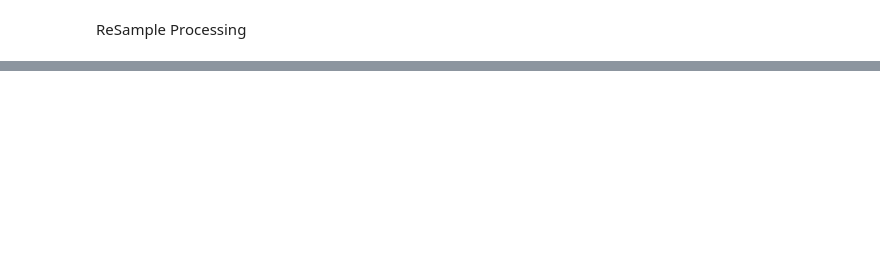
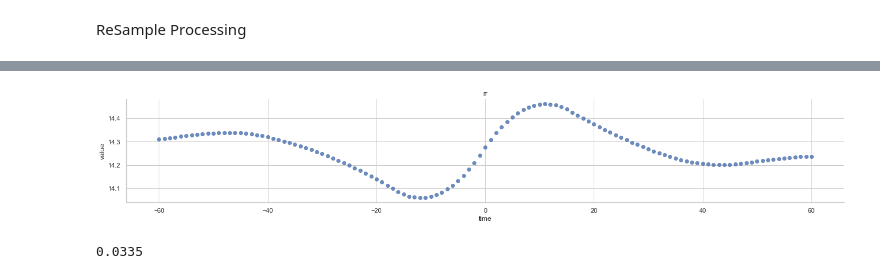
Before and after one commit to HansenBurger/ExtubeWeanPrediction, a Jupyter notebook: prsa.ipynb, the cells around one changed output, grey strips where cells are left out. Cells and saved outputs as stored; diff of their text form; code cells hidden in the pictures; blank space fills up the shorter version.

Commit message:
prsa function

```diff
--- a/prsa.ipynb
+++ b/prsa.ipynb
@@ -65,0 +93,13 @@ pl_P.lmplot('time', 'value', rs_p.df, 'xxx')
+# %%
+v_prsa = np.array([np.mean(i) for i in np.array(v_s_l).T])
+df_prsa = pd.DataFrame({'time':x_axis, 'value':v_prsa})
+# %%
+pl_P.lmplot('time', 'value', df_prsa, 'rr')
+# %% [output]
+[figure, added]
+# %%
+ac_l= np.array([df_prsa.value[df_prsa.time == i] for i in [-2, -1, 0, 1]])
+ac_conv = (ac_l[2] + ac_l[3] - ac_l[1] - ac_l[0]) / 4
+round(ac_conv.item(), 4)
+# %% [output]
+0.0335
```
Also changed, not shown: parts of 10 cells of this notebook, 9 other files.
